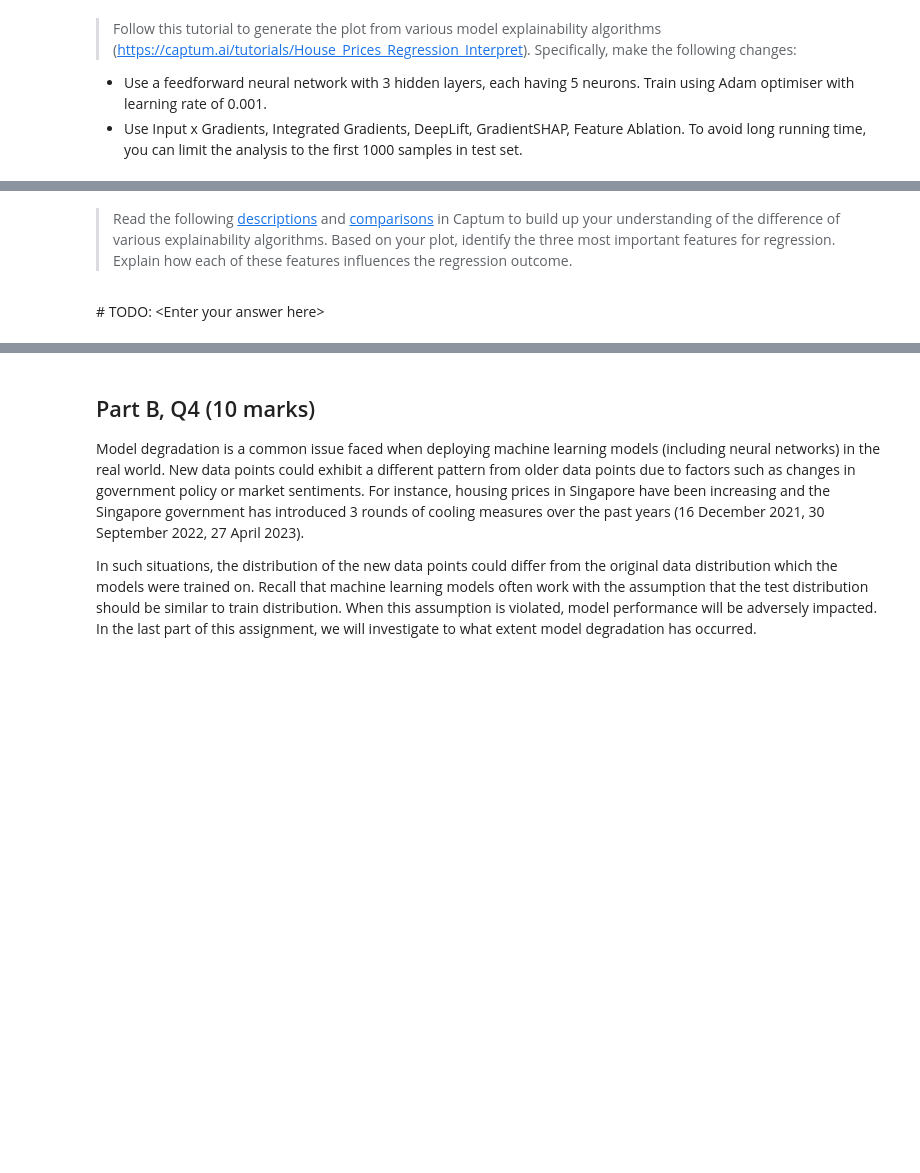
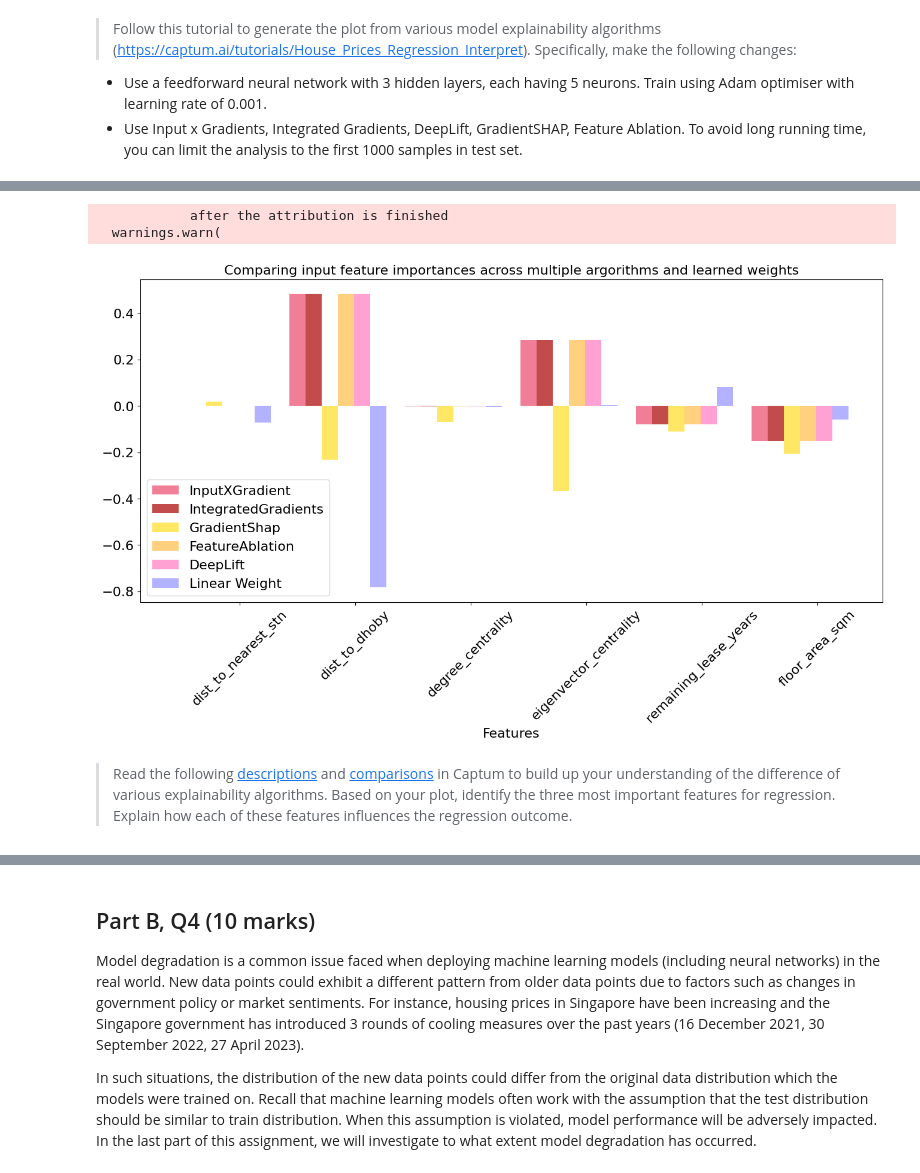
Before and after one commit to Ruin9999/hdb_price_regression_prediction, a Jupyter notebook: submission_template.ipynb, the cells around one changed output, grey strips where cells are left out. Drawn from its saved outputs; the diff is of its cells as text; code cells hidden in the pictures; blank space fills up the shorter version.

```diff
--- a/submission_template.ipynb
+++ b/submission_template.ipynb
@@ -239,17 +244,17 @@ test_df = df[df['year'] == 2021].copy()
 train_df = train_df.drop(columns=['year'])
 test_df = test_df.drop(columns=['year'])
 
-train_x = train_df[continuous_features]
-train_y = train_df['resale_price']
+train_x_df = train_df[continuous_features]
+train_y_df = train_df['resale_price']
 
 test_x = test_df[continuous_features]
 test_y = test_df['resale_price']
 
 scaler = StandardScaler()
-train_x = scaler.fit_transform(train_x)
+train_x = scaler.fit_transform(train_x_df)
 test_x = scaler.transform(test_x)
 
-train_dataset = HDBDataset(train_x, train_y.values)
+train_dataset = HDBDataset(train_x, train_y_df.values)
 test_dataset = HDBDataset(test_x, test_y.values)
 
 train_dataloader = DataLoader(train_dataset, batch_size=BATCH_SIZE, shuffle=True)
@@ -330,4 +324,68 @@ RuntimeError: A Module ReLU() was detected that does not contain some of the inp
+# %%
+ixg = InputXGradient(model)
+ig = IntegratedGradients(model)
+gs = GradientShap(model)
+fa = FeatureAblation(model)
+dl = DeepLift(model)
+
+ixg_attr_test = ixg.attribute(torch.from_numpy(test_x[:1000]).float())
+ig_attr_test = ig.attribute(torch.from_numpy(test_x[:1000]).float(), n_steps=50)
+gs_attr_test = gs.attribute(torch.from_numpy(test_x[:1000]).float(), torch.from_numpy(train_x).float())
+fa_attr_test = fa.attribute(torch.from_numpy(test_x[:1000]).float())
+dl_attr_test = dl.attribute(torch.from_numpy(test_x[:1000]).float())
+
+features = train_x_df.columns.values
+x_axis_data = np.arange(test_x.shape[1])
+x_axis_data_labels = list(map(lambda index: features[index], x_axis_data))
+
+ixg_attr_test_sum = ixg_attr_test.detach().numpy().sum(0)
+ixg_attr_test_norm_sum = ixg_attr_test_sum / np.linalg.norm(ixg_attr_test_sum, ord=1)
+
+ig_attr_test_sum = ig_attr_test.detach().numpy().sum(0)
+ig_attr_test_norm_sum = ig_attr_test_sum / np.linalg.norm(ig_attr_test_sum, ord=1)
+
+gs_attr_test_sum = gs_attr_test.detach().numpy().sum(0)
+gs_attr_test_norm_sum = gs_attr_test_sum / np.linalg.norm(gs_attr_test_sum, ord=1)
+
+fa_attr_test_sum = fa_attr_test.detach().numpy().sum(0)
+fa_attr_test_norm_sum = fa_attr_test_sum / np.linalg.norm(fa_attr_test_sum, ord=1)
+
+dl_attr_test_sum = dl_attr_test.detach().numpy().sum(0)
+dl_attr_test_norm_sum = dl_attr_test_sum / np.linalg.norm(dl_attr_test_sum, ord=1)
+
+linear_weight = model.linear_1.weight[0].detach().numpy()
+y_axis_lin_weight = linear_weight / np.linalg.norm(linear_weight, ord=1)
+
+width = 0.14
+legends = ['InputXGradient', 'IntegratedGradients', 'GradientShap', 'FeatureAblation', 'DeepLift', 'Linear Weight']
+
+plt.figure(figsize=(16, 7))
+
+ax = plt.subplot()
+ax.set_title("Comparing input feature importances across multiple argorithms and learned weights")
+ax.set_xlabel("Features")
+
+FONT_SIZE = 16
+plt.rc('font', size=FONT_SIZE)
+plt.rc('axes', titlesize=FONT_SIZE)
+plt.rc('axes', labelsize=FONT_SIZE)
+plt.rc('legend', fontsize=FONT_SIZE)
+
+ax.bar(x_axis_data, ixg_attr_test_norm_sum, width, align='center', alpha=0.8, color='#eb5e7c')
+ax.bar(x_axis_data + width, ig_attr_test_norm_sum, width, align='center', alpha=0.7, color='#A90000')
+ax.bar(x_axis_data + 2 * width, gs_attr_test_norm_sum, width, align='center', alpha=0.6, color='#FFD700')
+ax.bar(x_axis_data + 3 * width, fa_attr_test_norm_sum, width, align='center', alpha=0.5, color='#FFA500')
+ax.bar(x_axis_data + 4 * width, dl_attr_test_norm_sum, width, align='center', alpha=0.4, color='#FF1493')
+ax.bar(x_axis_data + 5 * width, y_axis_lin_weight, width, align='center', alpha=0.3, color='#0000FF')
+
+ax.set_xticks(x_axis_data + 0.5)
+ax.set_xticklabels(x_axis_data_labels, rotation=45)
+
+plt.legend(legends)
+plt.show()
+# %% [output]
+            after the attribution is finished
+  warnings.warn(
+[figure, added]
 # %% [markdown]
 > Read the following [descriptions](https://captum.ai/docs/attribution_algorithms) and [comparisons](https://captum.ai/docs/algorithms_comparison_matrix) in Captum to build up your understanding of the difference of various explainability algorithms. Based on your plot, identify the three most important features for regression. Explain how each of these features influences the regression outcome.
-# %% [markdown]
-\# TODO: \<Enter your answer here\>
```
Also changed, not shown: parts of 29 cells of this notebook, 1 other file.
